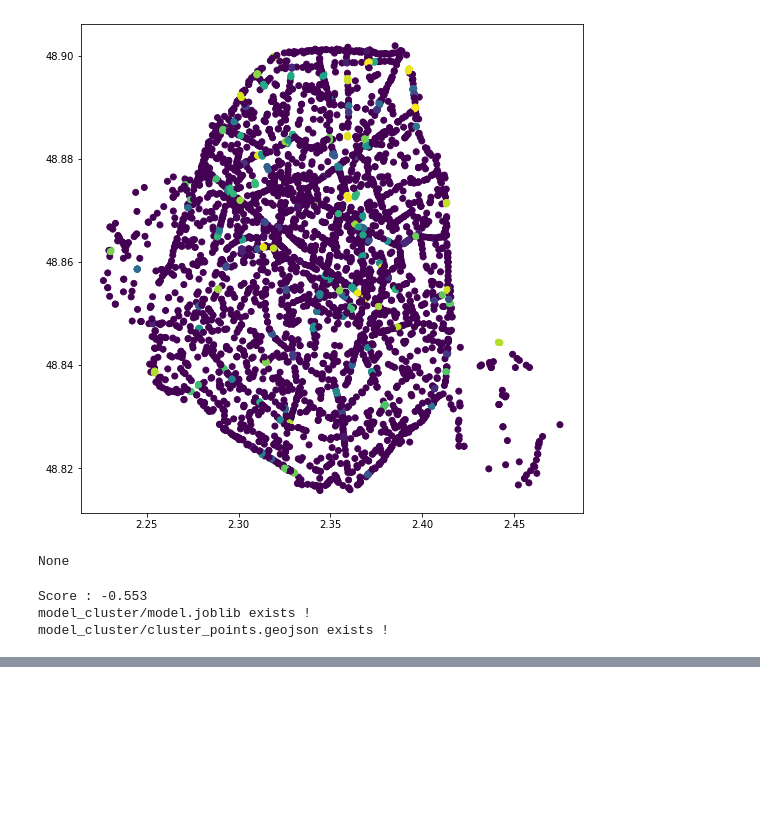
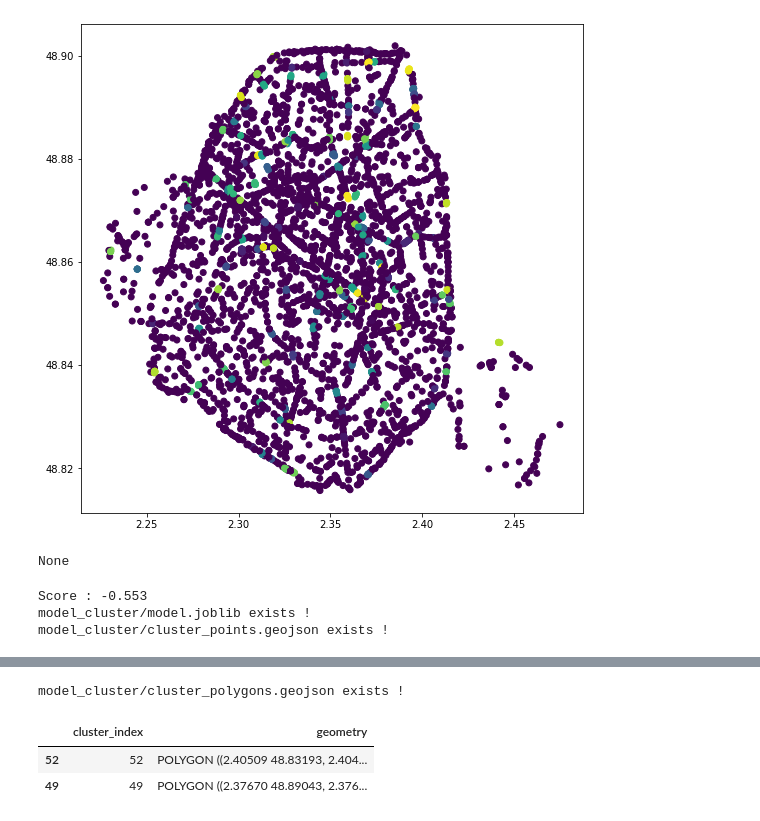
Before and after one commit to MKrouma/2R, a Jupyter notebook: prod/model/model_dev.ipynb, the cells around one changed output, grey strips where cells are left out. Drawn from its saved outputs; the diff is of its cells as text; code cells hidden in the pictures; blank space fills up the shorter version.

Commit message:
spatial join done - cluster and route data - to improve

```diff
--- a/prod/model/model_dev.ipynb
+++ b/prod/model/model_dev.ipynb
@@ -348,8 +348,3 @@ model_file, cluster_points_file = model(df, tune_hyperparam, keep_col, overwrite
 Score : -0.553
 model_cluster/model.joblib exists !
 model_cluster/cluster_points.geojson exists !
-# %%
-def blob_cluster(cluster_points_file) :
-# %%
-gdf_cluster = gpd.read_file("model_cluster/cluster_points.geojson")
-gdf_cluster.groupby(["cluster"]).count()
@@ -370,0 +351,71 @@ gdf_cluster.groupby(["cluster"]).count()
+# %%
+def blob_cluster(cluster_points_file, overwrite=False) :
+
+    # read cluster gdf
+    gdf_cluster = gpd.read_file(cluster_points_file)
+
+    # cluster index
+    cluster_indexes = list(set(gdf_cluster["cluster"]))
+    gdf_cluster_list = []
+
+    for cluster_idx in cluster_indexes :
+        # recup cluster group
+        mask_cluster = gdf_cluster["cluster"] == cluster_idx
+        gdf_cluster_group = gdf_cluster[mask_cluster]
+
+        # cluster_group_gdf.shape[0] > 10
+        if  cluster_idx!=-1:
+            # new cluster
+            df_cluster = pd.DataFrame([cluster_idx], columns=["cluster_index"])
+
+            # create polygons from list of point
+            list_geometry = gdf_cluster_group["geometry"].to_list()
+            poly = geometry.Polygon([[p.x, p.y] for p in list_geometry])
+
+            # take polygons cover
+            # cluster_cover = poly
+            cluster_cover = poly.convex_hull
+
+            # covert to gdf
+            df_cluster["geometry"] = cluster_cover
+            cluster_cover_gdf = gpd.GeoDataFrame(df_cluster, geometry=df_cluster["geometry"], crs="epsg:4326")
+            #display(cluster_cover_gdf)
+
+            # saved
+            #cluster_cover_gdf.to_file(f"./clusters/cluster_polygons_{str(cluster_idx)}.geojson")
+            # add
+            gdf_cluster_list.append(cluster_cover_gdf)
+
+    # merge geodataframe
+    clusters_all_gdf = pd.concat(gdf_cluster_list, axis=0)
+    clusters_all_gdf = clusters_all_gdf.reset_index(drop=True)
+
+    # save all as cluster_polygon
+    # mkdir
+    deliv_dir = "model_cluster"
+    if not os.path.exists(deliv_dir) :
+        os.mkdir("model_cluster")
+
+    ## SAVE CLUSTER POLYGONS
+    # save cluster polygons
+    cluster_polygons_file = deliv_dir + "/cluster_polygons.geojson"
+
+    if not os.path.exists(cluster_polygons_file) or overwrite==True :
+        clusters_all_gdf.to_file(cluster_polygons_file)
+        print(f"{cluster_polygons_file} exported !")
+
+    else :
+        print(f"{cluster_polygons_file} exists !")
+
+    # return
+    return clusters_all_gdf, cluster_polygons_file
+
+
+## RUN
+clusters_all_gdf, cluster_polygons_file = blob_cluster(cluster_points_file)
+display(clusters_all_gdf.sample(2))
+# %% [output]
+model_cluster/cluster_polygons.geojson exists !
+|  | cluster_index | geometry |
+| 52 | 52 | POLYGON ((2.40509 48.83193, 2.404... |
+| 49 | 49 | POLYGON ((2.37670 48.89043, 2.376... |
```
Also changed, not shown: parts of 6 cells of this notebook, 6 other files.
